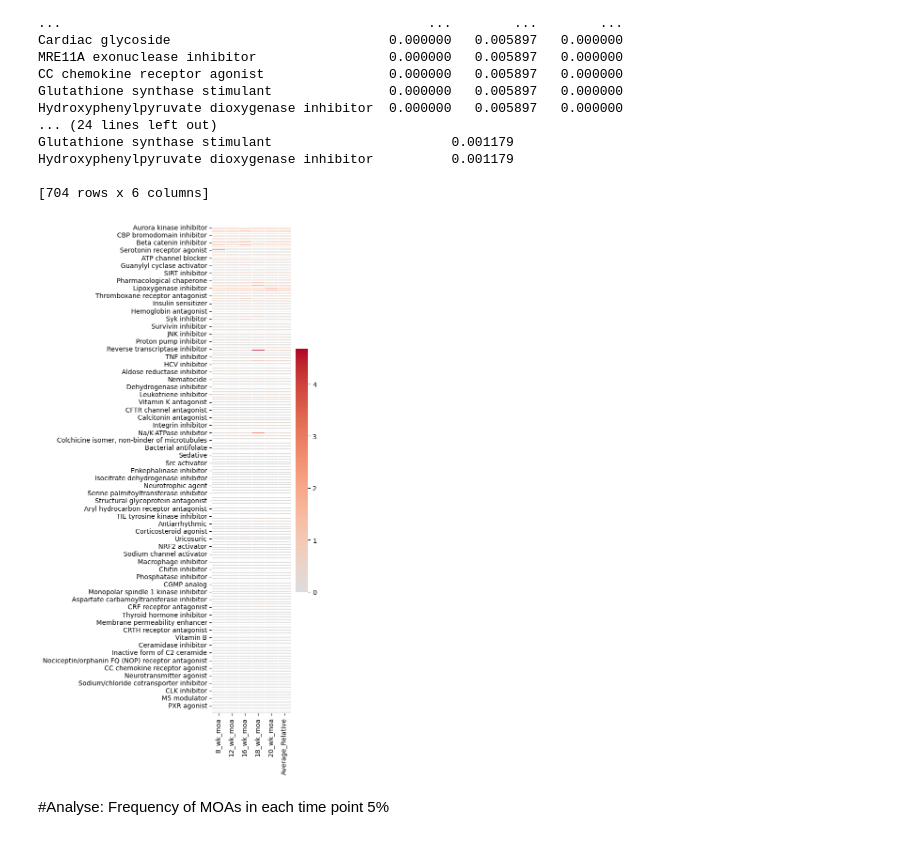
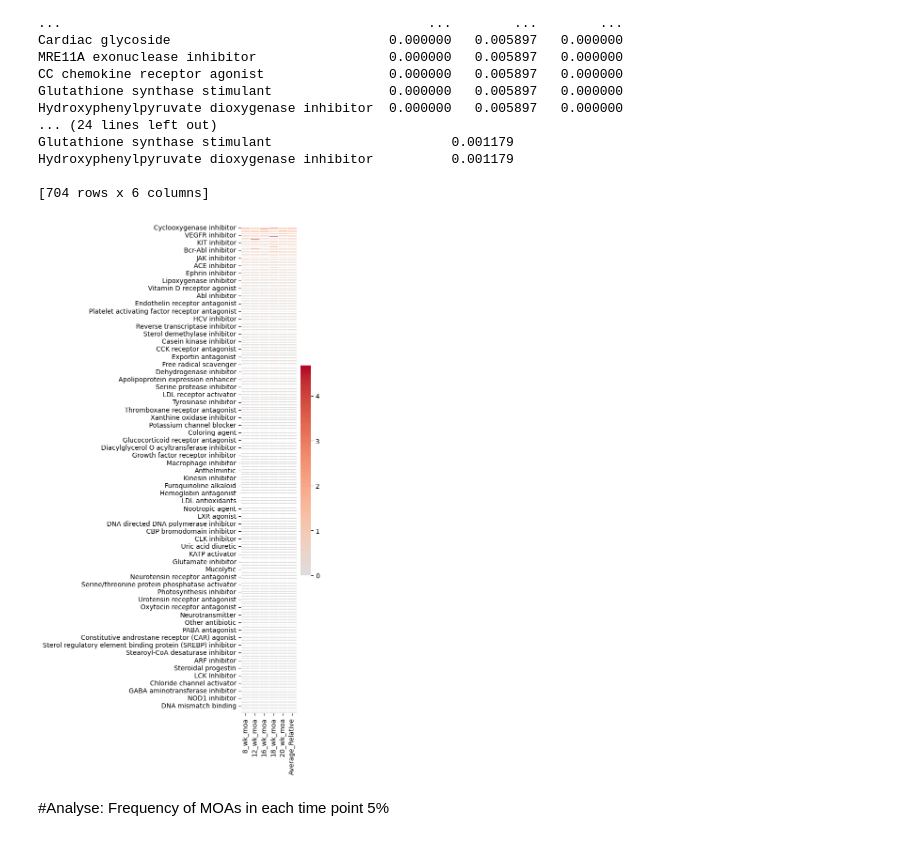
Before and after one commit to EdH66/multiparamater_optimisation, a Jupyter notebook: CMAP_Query_Ranking.ipynb, the cells around one changed output. Cells and saved outputs as stored; diff of their text form; code cells hidden in the pictures.

```diff
--- a/CMAP_Query_Ranking.ipynb
+++ b/CMAP_Query_Ranking.ipynb
@@ -150,31 +152,31 @@ Hydroxyphenylpyruvate dioxygenase inhibitor          0.001179
 # %%
 
 import pandas as pd
 from collections import Counter
 import seaborn as sns
 import matplotlib.pyplot as plt
 
 # Assuming df_CMAP is your DataFrame and it's already defined
 moa_columns = ['8_wk_moa', '12_wk_moa', '16_wk_moa', '18_wk_moa', '20_wk_moa']
 moa_frequencies = {}
 
 
 # Set up the matplotlib figure for relative frequencies heatmap
 plt.figure(figsize=(6, 12))
 
 # Draw the heatmap for relative frequencies
-sns.heatmap(moa_relative_frequencies_df, cmap="coolwarm", center=0,
+sns.heatmap(moa_relative_frequencies_df_sorted, cmap="coolwarm", center=0,
             linewidths=.5, cbar_kws={"shrink": .5})
 
 # Improve the visibility of the labels/cells
 plt.xticks(rotation=90)  # Rotate x labels for better readability
 plt.yticks(rotation=0)  # Ensure y labels are horizontal
 plt.tight_layout()  # Adjust layout to fit everything
 
 # Show the heatmap for relative frequencies
 plt.show()
 # %% [output]
-[figure, old version]
+[figure, new version]
 # %% [markdown]
 #Analyse: Frequency of MOAs in each time point 5%
 # %% [markdown]
```
Also changed, not shown: parts of 10 cells of this notebook.
